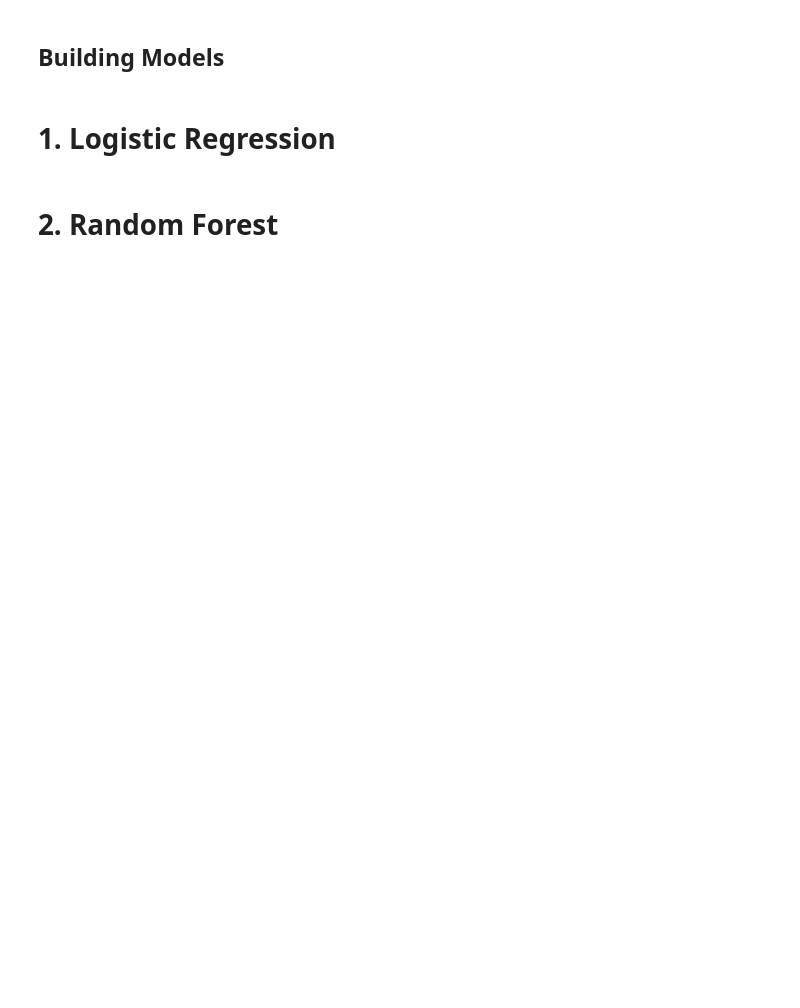
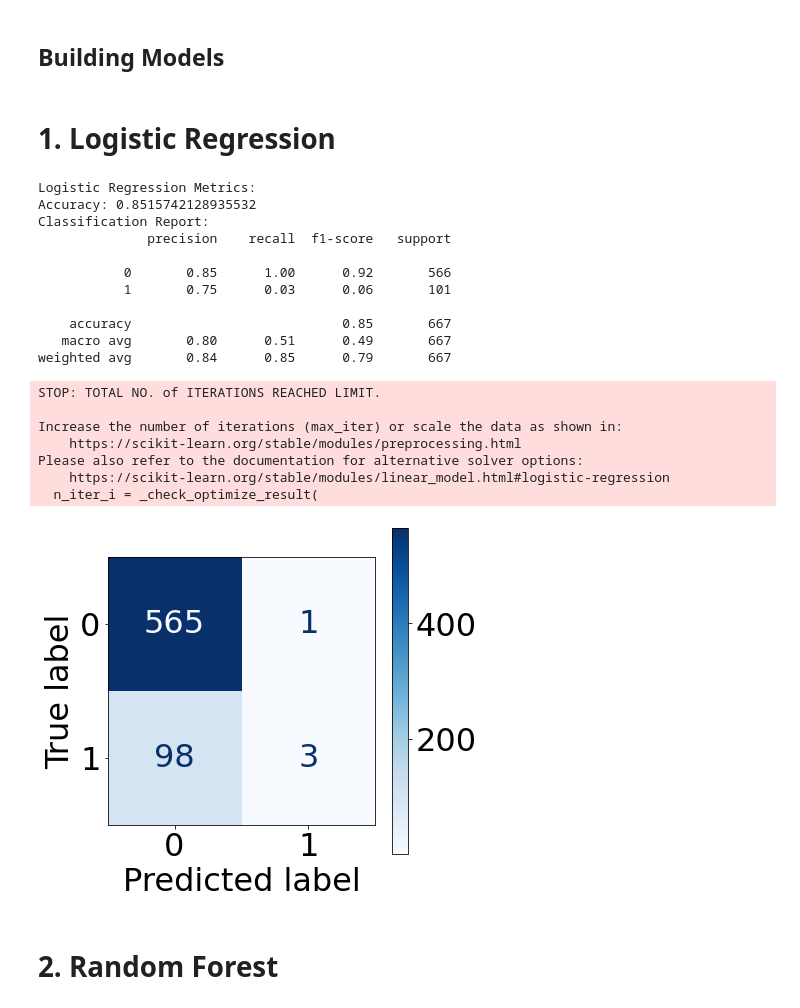
Before and after one commit to Brandon2698/Phase3_Project, a Jupyter notebook: SyriaTel.ipynb, the cells around one changed output. Cells and saved outputs as stored; diff of their text form; code cells hidden in the pictures; blank space fills up the shorter version.

Commit message:
Project updates# Please enter the commit message for your changes. Lines starting

```diff
--- a/SyriaTel.ipynb
+++ b/SyriaTel.ipynb
@@ -106,12 +330,40 @@ X_train, X_test, y_train, y_test = train_test_split(X, y, test_size=0.2, random_
 # %%
 log_reg_model = LogisticRegression(random_state=42)
 log_reg_model.fit(X_train, y_train)
 y_pred_log_reg = log_reg_model.predict(X_test)
 
 print("Logistic Regression Metrics:")
 print(f"Accuracy: {accuracy_score(y_test, y_pred_log_reg)}")
 print("Classification Report:")
 print(classification_report(y_test, y_pred_log_reg))
+
+
+
+fig, ax = plt.subplots(figsize=(6,6))
+plt.rcParams.update({'font.size': 32})
+disp = plot_confusion_matrix(log_reg_model, X_test, y_test,
+                             cmap=plt.cm.Blues,
+                             ax=ax)
+# %% [output]
+Logistic Regression Metrics:
+Accuracy: 0.8515742128935532
+Classification Report:
+              precision    recall  f1-score   support
+
+           0       0.85      1.00      0.92       566
+           1       0.75      0.03      0.06       101
+
+    accuracy                           0.85       667
+   macro avg       0.80      0.51      0.49       667
+weighted avg       0.84      0.85      0.79       667
+STOP: TOTAL NO. of ITERATIONS REACHED LIMIT.
+
+Increase the number of iterations (max_iter) or scale the data as shown in:
+    https://scikit-learn.org/stable/modules/preprocessing.html
+Please also refer to the documentation for alternative solver options:
+    https://scikit-learn.org/stable/modules/linear_model.html#logistic-regression
+  n_iter_i = _check_optimize_result(
+[figure, added]
 # %% [markdown]
 
 # 2. Random Forest
```
Also changed, not shown: parts of 34 cells of this notebook, 1 other file.
